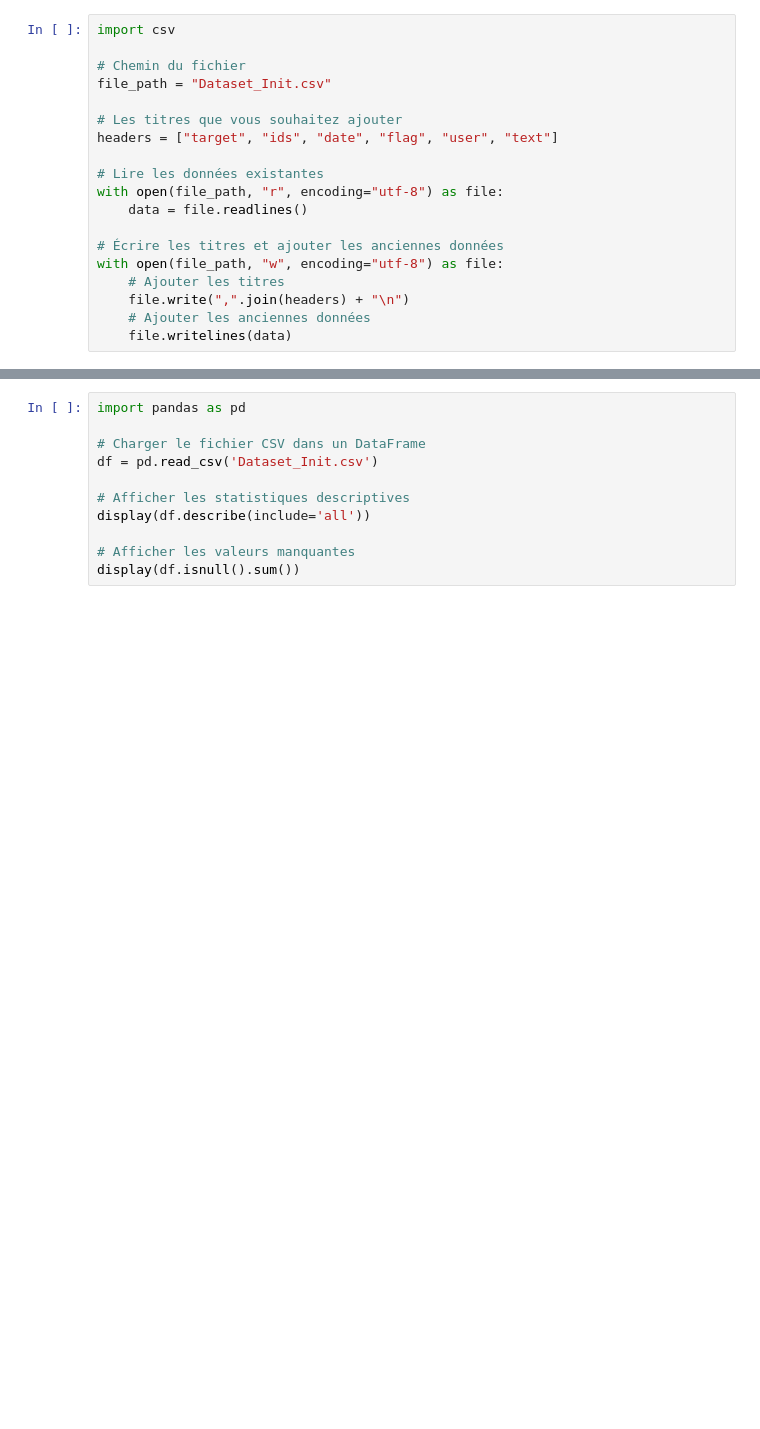
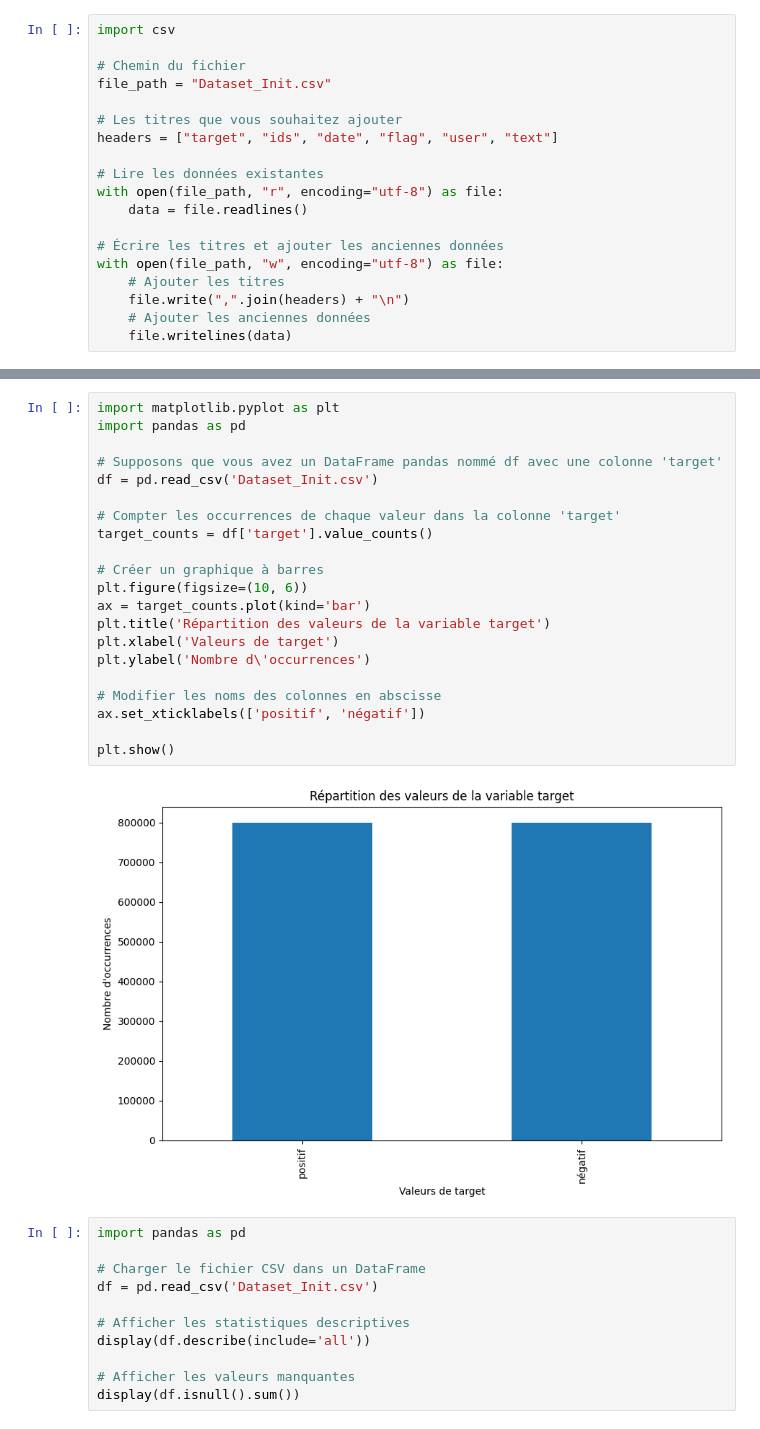
Before and after one commit to tomcre94/Projet7-AI, a Jupyter notebook: Creuse_Tom_2_scripts_notebook_modélisation_122024.ipynb, the cells around one changed output, grey strips where cells are left out. Saved outputs shown, nothing was run; the diff lists cells and outputs as text; blank space fills up the shorter version.

Commit message:
dataviz target

```diff
--- a/Creuse_Tom_2_scripts_notebook_modélisation_122024.ipynb
+++ b/Creuse_Tom_2_scripts_notebook_modélisation_122024.ipynb
@@ -46,6 +46,29 @@ display(random_rows)
 | 965911 | 4 | 1827649351 | Sun May 17 11:09:23 PDT 2009 | NO_QUERY | pauloricleite | @lilyroseallen SOOOO CUTE! |
 | 1175345 | 4 | 1981087063 | Sun May 31 08:23:11 PDT 2009 | NO_QUERY | The_Book_Thief | Cannot wait to see David at 3 and... |
 | 852503 | 4 | 1572982400 | Mon Apr 20 23:15:33 PDT 2009 | NO_QUERY | 3djay | Say hello to my little friend. - ... |
+# %%
+import matplotlib.pyplot as plt
+import pandas as pd
+
+# Supposons que vous avez un DataFrame pandas nommé df avec une colonne 'target'
+df = pd.read_csv('Dataset_Init.csv')
+
+# Compter les occurrences de chaque valeur dans la colonne 'target'
+target_counts = df['target'].value_counts()
+
+# Créer un graphique à barres
+plt.figure(figsize=(10, 6))
+ax = target_counts.plot(kind='bar')
+plt.title('Répartition des valeurs de la variable target')
+plt.xlabel('Valeurs de target')
+plt.ylabel('Nombre d\'occurrences')
+
+# Modifier les noms des colonnes en abscisse
+ax.set_xticklabels(['positif', 'négatif'])
+
+plt.show()
+# %% [output]
+[figure, added]
 # %%
 import pandas as pd
 
```
